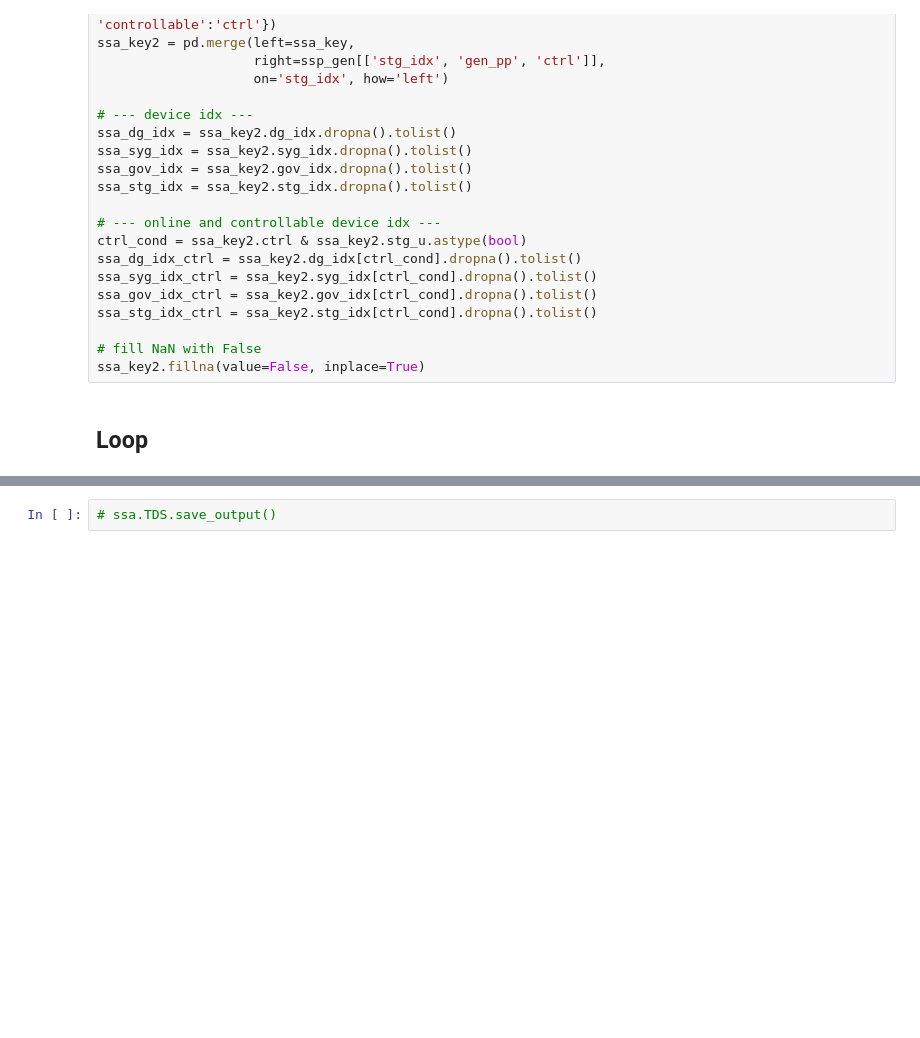
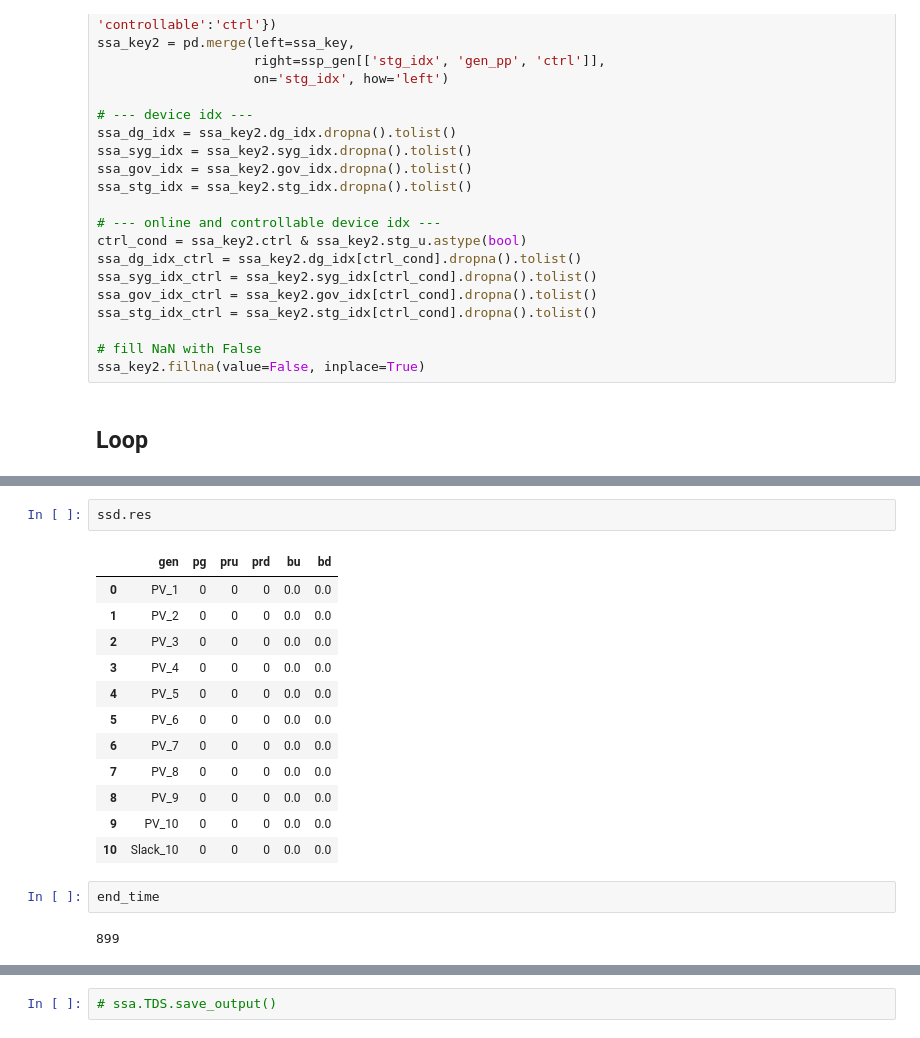
Before and after one commit to jinningwang/andes, a Jupyter notebook: jwang/notes/agc_param/cosim_ev.ipynb, the cells around one changed output, grey strips where cells are left out. Cells and saved outputs as stored; diff of their text form; blank space fills up the shorter version.

```diff
--- a/jwang/notes/agc_param/cosim_ev.ipynb
+++ b/jwang/notes/agc_param/cosim_ev.ipynb
@@ -547,2 +570,21 @@ Simulation to t=190.00 sec completed in 0.1246 seconds.
+# %%
+ssd.res
+# %% [output]
+|  | gen | pg | pru | prd | bu | bd |
+| 0 | PV_1 | 0 | 0 | 0 | 0.0 | 0.0 |
+| 1 | PV_2 | 0 | 0 | 0 | 0.0 | 0.0 |
+| 2 | PV_3 | 0 | 0 | 0 | 0.0 | 0.0 |
+| 3 | PV_4 | 0 | 0 | 0 | 0.0 | 0.0 |
+| 4 | PV_5 | 0 | 0 | 0 | 0.0 | 0.0 |
+| 5 | PV_6 | 0 | 0 | 0 | 0.0 | 0.0 |
+| 6 | PV_7 | 0 | 0 | 0 | 0.0 | 0.0 |
+| 7 | PV_8 | 0 | 0 | 0 | 0.0 | 0.0 |
+| 8 | PV_9 | 0 | 0 | 0 | 0.0 | 0.0 |
+| 9 | PV_10 | 0 | 0 | 0 | 0.0 | 0.0 |
+| 10 | Slack_10 | 0 | 0 | 0 | 0.0 | 0.0 |
+# %%
+end_time
+# %% [output]
+899
 # %%
 ssa.exit_code
```
Also changed, not shown: parts of 11 cells of this notebook, 2 other files.
